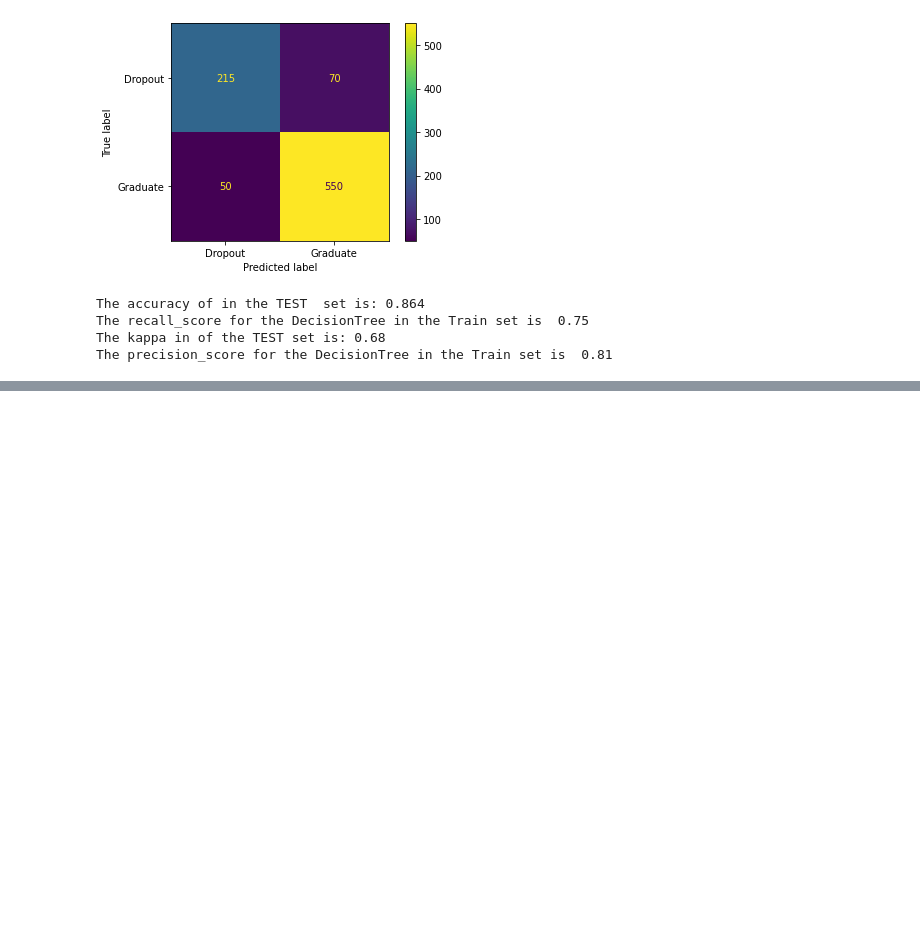
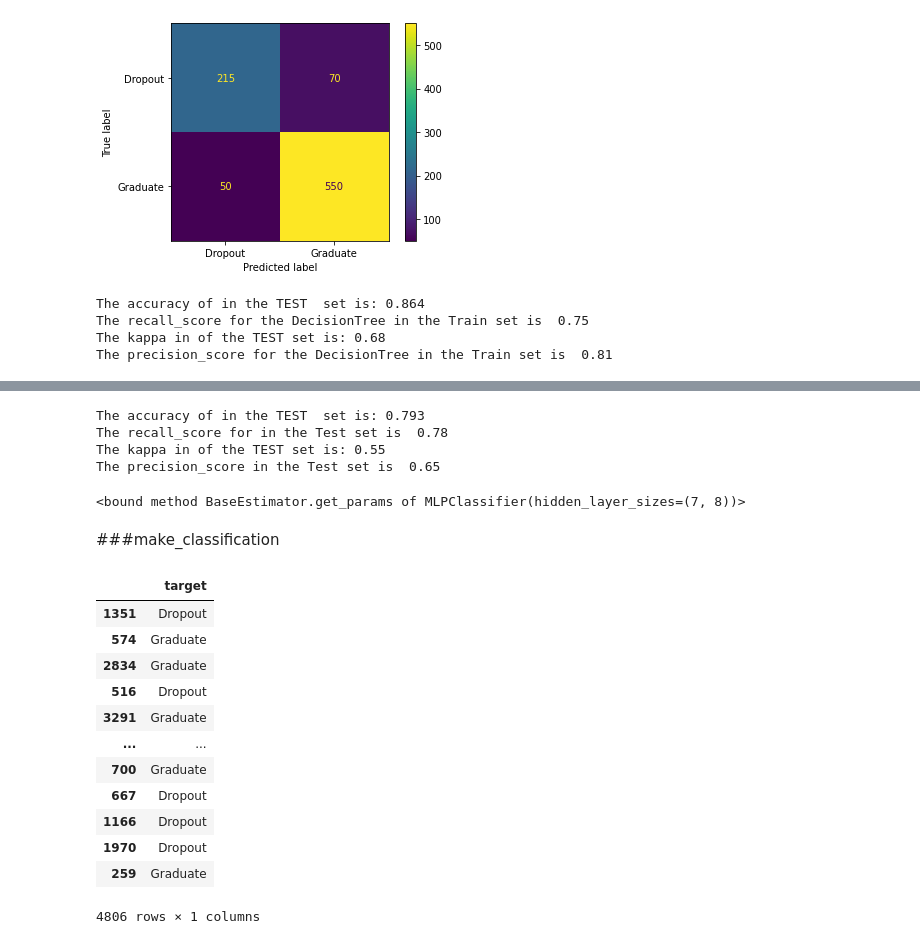
Before and after one commit to Mojgunsh/Final_Project, a Jupyter notebook: Final_Project_Vr0_1.ipynb, the cells around one changed output, grey strips where cells are left out. Cells and saved outputs as stored; diff of their text form; code cells hidden in the pictures; blank space fills up the shorter version.

```diff
--- a/Final_Project_Vr0_1.ipynb
+++ b/Final_Project_Vr0_1.ipynb
@@ -749,0 +833,18 @@ The precision_score for the DecisionTree in the Train set is  0.81
+# %%
+y_pred_n=clf.predict(X_test)
+print("The accuracy of in the TEST  set is: {:.3f}".format(accuracy_score(y_test, y_pred_n)))
+print("The recall_score for in the Test set is  "+ str(round(recall_score(y_test, y_pred_n,pos_label='Dropout'),2)))
+print("The kappa in of the TEST set is: {:.2f}".format(cohen_kappa_score(y_test,y_pred_n)))
+print("The precision_score in the Test set is  "+ str(round(precision_score(y_test,y_pred_n,pos_label='Dropout'),2)))
+# %% [output]
+The accuracy of in the TEST  set is: 0.793
+The recall_score for in the Test set is  0.78
+The kappa in of the TEST set is: 0.55
+The precision_score in the Test set is  0.65
+# %%
+par=clf.get_params
+par
+# %% [output]
+<bound method BaseEstimator.get_params of MLPClassifier(hidden_layer_sizes=(7, 8))>
+# %% [markdown]
+###make_classification
@@ -749,0 +859,16 @@ The precision_score for the DecisionTree in the Train set is  0.81
+# %%
+pd.DataFrame(y_train_up)
+# %% [output]
+|  | target |
+| 1351 | Dropout |
+| 574 | Graduate |
+| 2834 | Graduate |
+| 516 | Dropout |
+| 3291 | Graduate |
+| ... | ... |
+| 700 | Graduate |
+| 667 | Dropout |
+| 1166 | Dropout |
+| 1970 | Dropout |
+| 259 | Graduate |
+4806 rows × 1 columns
```
Also changed, not shown: parts of 33 cells of this notebook.
